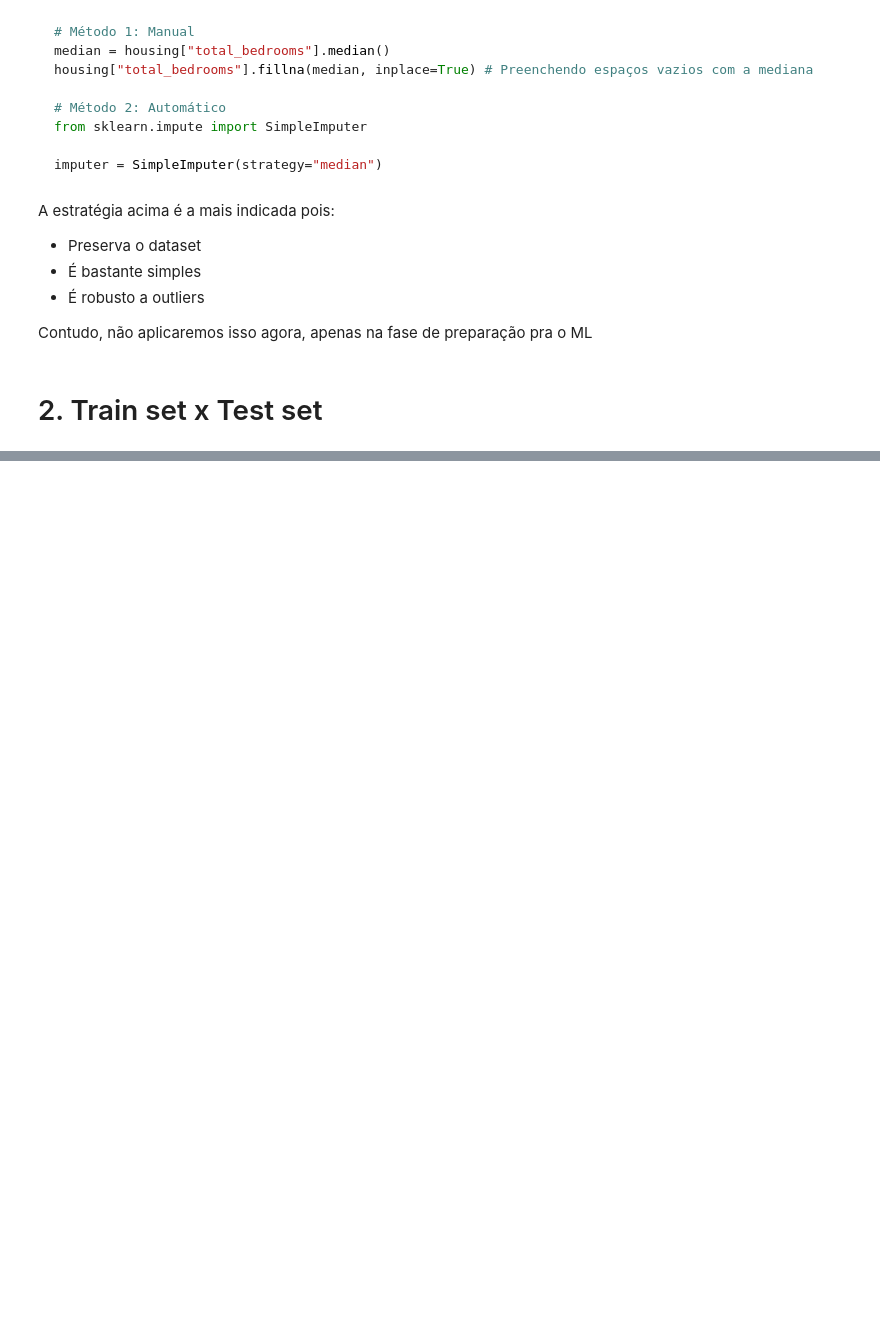
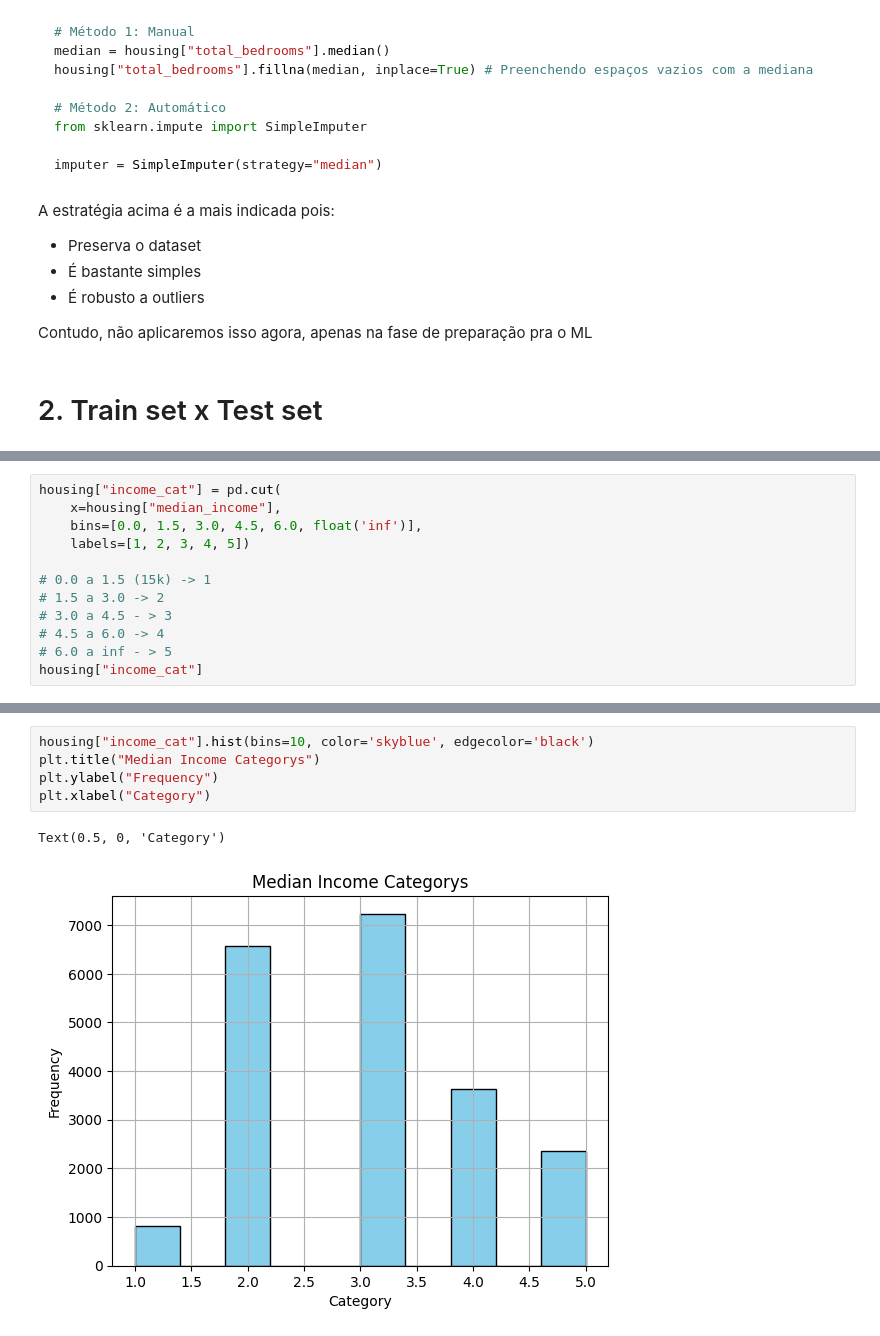
Before and after one commit to iranhonorato/Machine-Learning-Auto-Estudo, a Jupyter notebook: supervised learning/housing_prices2.ipynb, the cells around one changed output, grey strips where cells are left out. Cells and saved outputs as stored; diff of their text form; blank space fills up the shorter version.

```diff
--- a/supervised learning/housing_prices2.ipynb
+++ b/supervised learning/housing_prices2.ipynb
@@ -102,0 +116,12 @@ Sampling bias acontece quando o conjunto de dados usado (especialmente o de test
+# %%
+housing["income_cat"] = pd.cut(
+    x=housing["median_income"],
+    bins=[0.0, 1.5, 3.0, 4.5, 6.0, float('inf')],
+    labels=[1, 2, 3, 4, 5])
+
+# 0.0 a 1.5 (15k) -> 1
+# 1.5 a 3.0 -> 2
+# 3.0 a 4.5 - > 3
+# 4.5 a 6.0 -> 4
+# 6.0 a inf - > 5
+housing["income_cat"]
@@ -102,0 +142,8 @@ Sampling bias acontece quando o conjunto de dados usado (especialmente o de test
+# %%
+housing["income_cat"].hist(bins=10, color='skyblue', edgecolor='black')
+plt.title("Median Income Categorys")
+plt.ylabel("Frequency")
+plt.xlabel("Category")
+# %% [output]
+Text(0.5, 0, 'Category')
+[figure, added]
```
Also changed, not shown: parts of 8 cells of this notebook.
